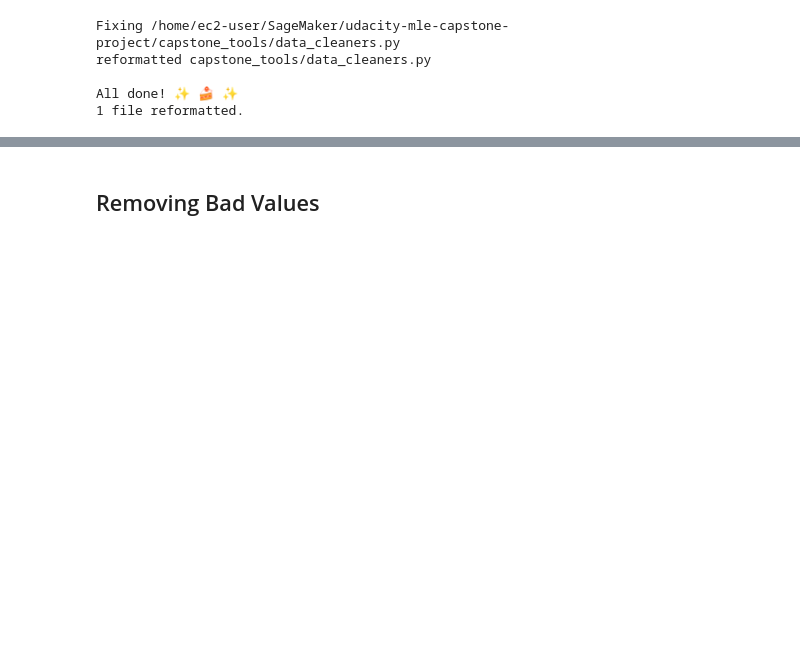
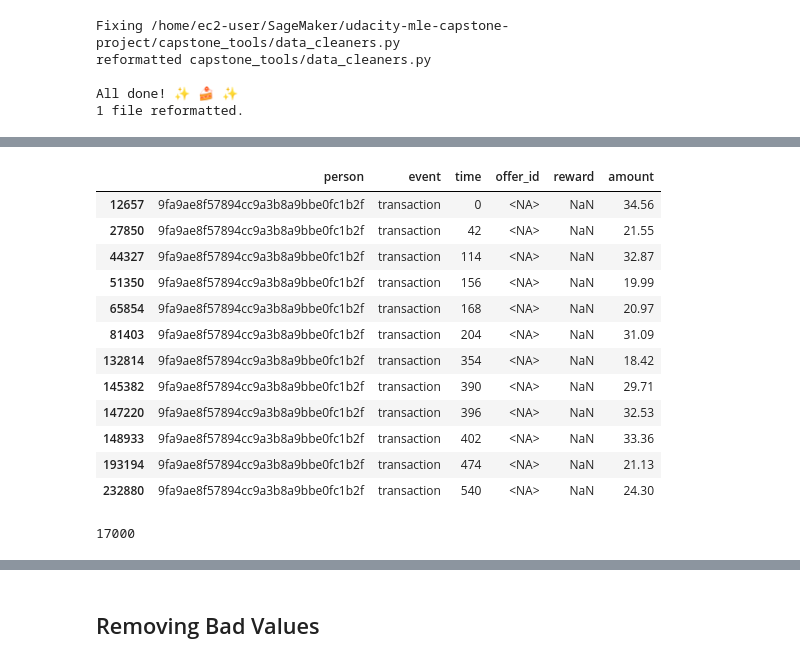
Before and after one commit to amcumber/udacity-mle-capstone-project, a Jupyter notebook: Starbucks_Capstone_notebook.ipynb, the cells around one changed output, grey strips where cells are left out. Saved outputs shown, nothing was run; the diff lists cells and outputs as text; code cells hidden in the pictures; blank space fills up the shorter version.

```diff
--- a/Starbucks_Capstone_notebook.ipynb
+++ b/Starbucks_Capstone_notebook.ipynb
@@ -467,0 +526,20 @@ Transcript:
+# %%
+transcript.query("event == 'transaction'").query(f"person == '{first_id.person}'")
+# %% [output]
+|  | person | event | time | offer_id | reward | amount |
+| 12657 | 9fa9ae8f57894cc9a3b8a9bbe0fc1b2f | transaction | 0 | <NA> | NaN | 34.56 |
+| 27850 | 9fa9ae8f57894cc9a3b8a9bbe0fc1b2f | transaction | 42 | <NA> | NaN | 21.55 |
+| 44327 | 9fa9ae8f57894cc9a3b8a9bbe0fc1b2f | transaction | 114 | <NA> | NaN | 32.87 |
+| 51350 | 9fa9ae8f57894cc9a3b8a9bbe0fc1b2f | transaction | 156 | <NA> | NaN | 19.99 |
+| 65854 | 9fa9ae8f57894cc9a3b8a9bbe0fc1b2f | transaction | 168 | <NA> | NaN | 20.97 |
+| 81403 | 9fa9ae8f57894cc9a3b8a9bbe0fc1b2f | transaction | 204 | <NA> | NaN | 31.09 |
+| 132814 | 9fa9ae8f57894cc9a3b8a9bbe0fc1b2f | transaction | 354 | <NA> | NaN | 18.42 |
+| 145382 | 9fa9ae8f57894cc9a3b8a9bbe0fc1b2f | transaction | 390 | <NA> | NaN | 29.71 |
+| 147220 | 9fa9ae8f57894cc9a3b8a9bbe0fc1b2f | transaction | 396 | <NA> | NaN | 32.53 |
+| 148933 | 9fa9ae8f57894cc9a3b8a9bbe0fc1b2f | transaction | 402 | <NA> | NaN | 33.36 |
+| 193194 | 9fa9ae8f57894cc9a3b8a9bbe0fc1b2f | transaction | 474 | <NA> | NaN | 21.13 |
+| 232880 | 9fa9ae8f57894cc9a3b8a9bbe0fc1b2f | transaction | 540 | <NA> | NaN | 24.30 |
+# %%
+len(transcript.person.unique())
+# %% [output]
+17000
```
Also changed, not shown: parts of 22 cells of this notebook.
